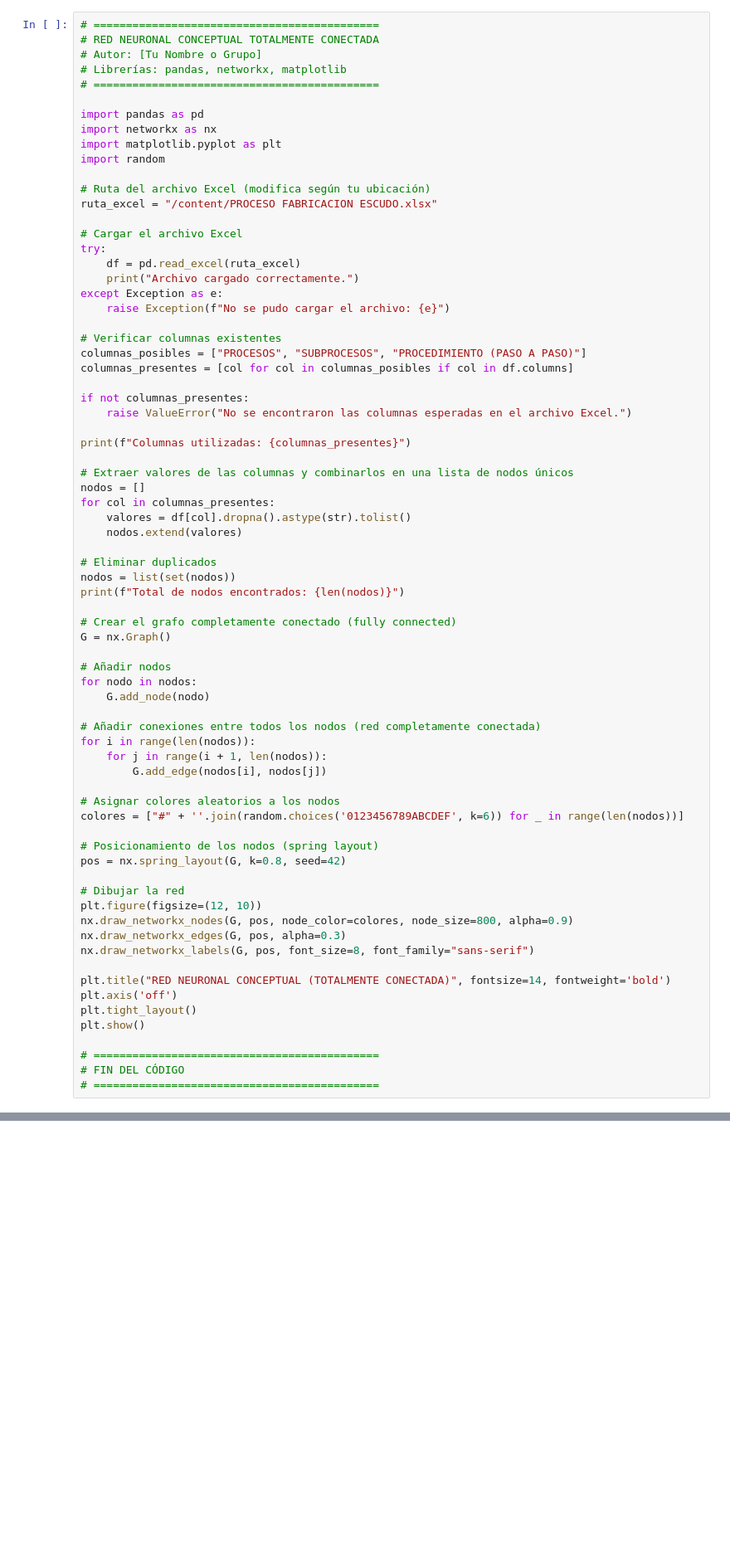
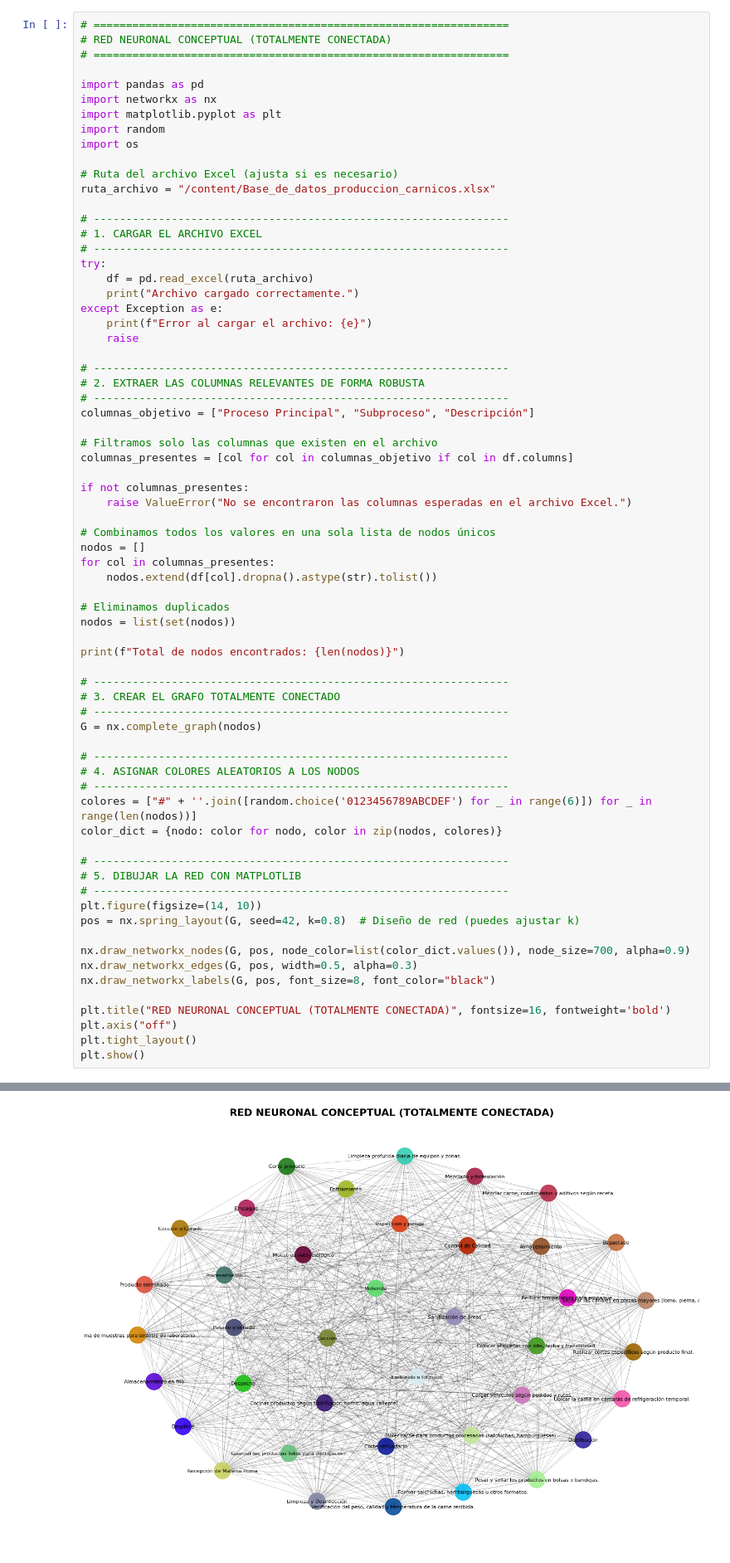
Before and after one commit to davidsbecerragu-hash/base-de-datos, a Jupyter notebook: Red.ipynb, the cells around one changed output, grey strips where cells are left out. Shown at 83% size. Drawn from its saved outputs; the diff is of its cells as text; blank space fills up the shorter version.

```diff
--- a/Red.ipynb
+++ b/Red.ipynb
@@ -1,76 +1,73 @@
 # %% [markdown]
 <a href="https://colab.research.google.com/github/davidsbecerragu-hash/base-de-datos/blob/main/Red.ipynb" target="_parent"><img src="https://colab.research.google.com/assets/colab-badge.svg" alt="Open In Colab"/></a>
 # %%
-# ============================================
-# RED NEURONAL CONCEPTUAL TOTALMENTE CONECTADA
-# Autor: [Tu Nombre o Grupo]
-# Librerías: pandas, networkx, matplotlib
-# ============================================
+# ================================================================
+# RED NEURONAL CONCEPTUAL (TOTALMENTE CONECTADA)
+# ================================================================
 
 import pandas as pd
 import networkx as nx
 import matplotlib.pyplot as plt
 import random
+import os
 
-# Ruta del archivo Excel (modifica según tu ubicación)
-ruta_excel = "/content/PROCESO FABRICACION ESCUDO.xlsx"
+# Ruta del archivo Excel (ajusta si es necesario)
+ruta_archivo = "/content/Base_de_datos_produccion_carnicos.xlsx"
 
-# Cargar el archivo Excel
+# ----------------------------------------------------------------
+# 1. CARGAR EL ARCHIVO EXCEL
+# ----------------------------------------------------------------
 try:
-    df = pd.read_excel(ruta_excel)
+    df = pd.read_excel(ruta_archivo)
     print("Archivo cargado correctamente.")
 except Exception as e:
-    raise Exception(f"No se pudo cargar el archivo: {e}")
+    print(f"Error al cargar el archivo: {e}")
+    raise
 
-# Verificar columnas existentes
-columnas_posibles = ["PROCESOS", "SUBPROCESOS", "PROCEDIMIENTO (PASO A PASO)"]
-columnas_presentes = [col for col in columnas_posibles if col in df.columns]
+# ----------------------------------------------------------------
+# 2. EXTRAER LAS COLUMNAS RELEVANTES DE FORMA ROBUSTA
+# ----------------------------------------------------------------
+columnas_objetivo = ["Proceso Principal", "Subproceso", "Descripción"]
+
+# Filtramos solo las columnas que existen en el archivo
+columnas_presentes = [col for col in columnas_objetivo if col in df.columns]
 
 if not columnas_presentes:
     raise ValueError("No se encontraron las columnas esperadas en el archivo Excel.")
 
-print(f"Columnas utilizadas: {columnas_presentes}")
-
-# Extraer valores de las columnas y combinarlos en una lista de nodos únicos
+# Combinamos todos los valores en una sola lista de nodos únicos
 nodos = []
 for col in columnas_presentes:
-    valores = df[col].dropna().astype(str).tolist()
-    nodos.extend(valores)
+    nodos.extend(df[col].dropna().astype(str).tolist())
 
-# Eliminar duplicados
+# Eliminamos duplicados
 nodos = list(set(nodos))
+
 print(f"Total de nodos encontrados: {len(nodos)}")
 
-# Crear el grafo completamente conectado (fully connected)
-G = nx.Graph()
+# ----------------------------------------------------------------
+# 3. CREAR EL GRAFO TOTALMENTE CONECTADO
+# ----------------------------------------------------------------
+G = nx.complete_graph(nodos)
 
-# Añadir nodos
-for nodo in nodos:
-    G.add_node(nodo)
+# ----------------------------------------------------------------
+# 4. ASIGNAR COLORES ALEATORIOS A LOS NODOS
+# ----------------------------------------------------------------
+colores = ["#" + ''.join([random.choice('0123456789ABCDEF') for _ in range(6)]) for _ in range(len(nodos))]
+color_dict = {nodo: color for nodo, color in zip(nodos, colores)}
 
-# Añadir conexiones entre todos los nodos (red completamente conectada)
-for i in range(len(nodos)):
-    for j in range(i + 1, len(nodos)):
-        G.add_edge(nodos[i], nodos[j])
+# ----------------------------------------------------------------
+# 5. DIBUJAR LA RED CON MATPLOTLIB
+# ----------------------------------------------------------------
+plt.figure(figsize=(14, 10))
+pos = nx.spring_layout(G, seed=42, k=0.8)  # Diseño de red (puedes ajustar k)
 
-# Asignar colores aleatorios a los nodos
-colores = ["#" + ''.join(random.choices('0123456789ABCDEF', k=6)) for _ in range(len(nodos))]
+nx.draw_networkx_nodes(G, pos, node_color=list(color_dict.values()), node_size=700, alpha=0.9)
+nx.draw_networkx_edges(G, pos, width=0.5, alpha=0.3)
+nx.draw_networkx_labels(G, pos, font_size=8, font_color="black")
 
-# Posicionamiento de los nodos (spring layout)
-pos = nx.spring_layout(G, k=0.8, seed=42)
-
-# Dibujar la red
-plt.figure(figsize=(12, 10))
-nx.draw_networkx_nodes(G, pos, node_color=colores, node_size=800, alpha=0.9)
-nx.draw_networkx_edges(G, pos, alpha=0.3)
-nx.draw_networkx_labels(G, pos, font_size=8, font_family="sans-serif")
-
-plt.title("RED NEURONAL CONCEPTUAL (TOTALMENTE CONECTADA)", fontsize=14, fontweight='bold')
-plt.axis('off')
+plt.title("RED NEURONAL CONCEPTUAL (TOTALMENTE CONECTADA)", fontsize=16, fontweight='bold')
+plt.axis("off")
 plt.tight_layout()
 plt.show()
-
-# ============================================
-# FIN DEL CÓDIGO
-# ============================================
 # %% [output]
@@ -77,0 +76 @@ Exception: No se pudo cargar el archivo: [Errno 2] No such file or directory: '/
+[figure, added]
```
Also changed, not shown: parts of 2 cells of this notebook.
